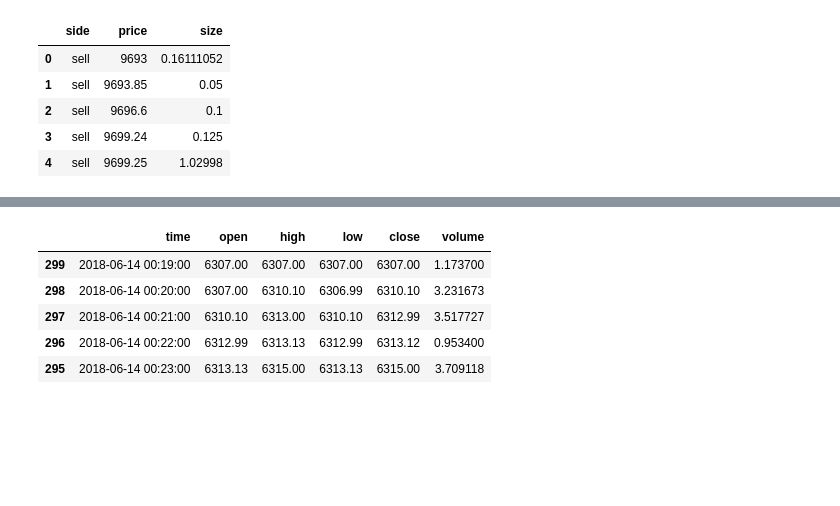
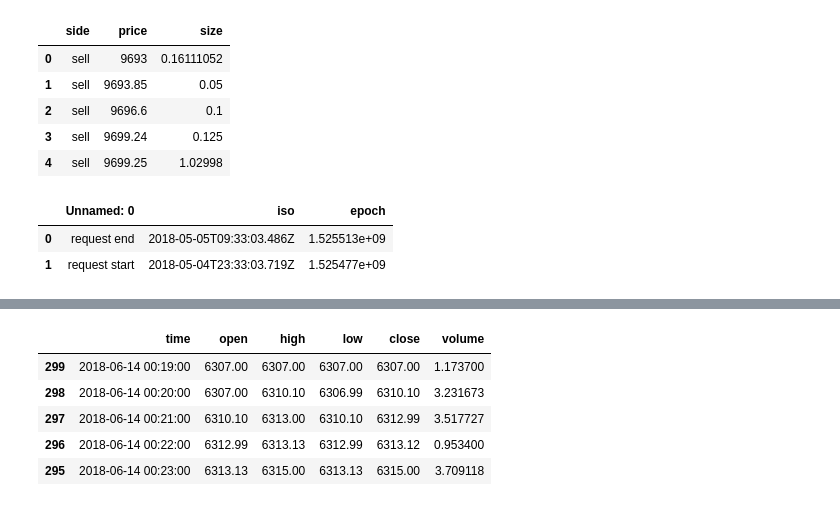
Before and after one commit to timothyyu/gdax-orderbook-ml, a Jupyter notebook: 8_program_structure_improvement.ipynb, the cells around one changed output, grey strips where cells are left out. Cells and saved outputs as stored; diff of their text form; code cells hidden in the pictures; blank space fills up the shorter version.

```diff
--- a/8_program_structure_improvement.ipynb
+++ b/8_program_structure_improvement.ipynb
@@ -681,3 +697,10 @@ snapshot_asks_df.head()
 | 2 | sell | 9696.6 | 0.1 |
 | 3 | sell | 9699.24 | 0.125 |
 | 4 | sell | 9699.25 | 1.02998 |
+# %%
+# Debugging of first OHLC 15-min data request:
+request_log_df
+# %% [output]
+|  | Unnamed: 0 | iso | epoch |
+| 0 | request end | 2018-05-05T09:33:03.486Z | 1.525513e+09 |
+| 1 | request start | 2018-05-04T23:33:03.719Z | 1.525477e+09 |
```
Also changed, not shown: parts of 13 cells of this notebook.
